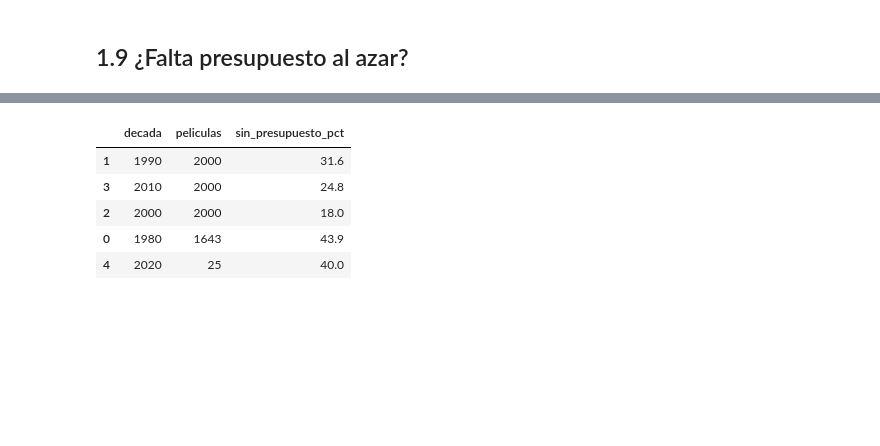
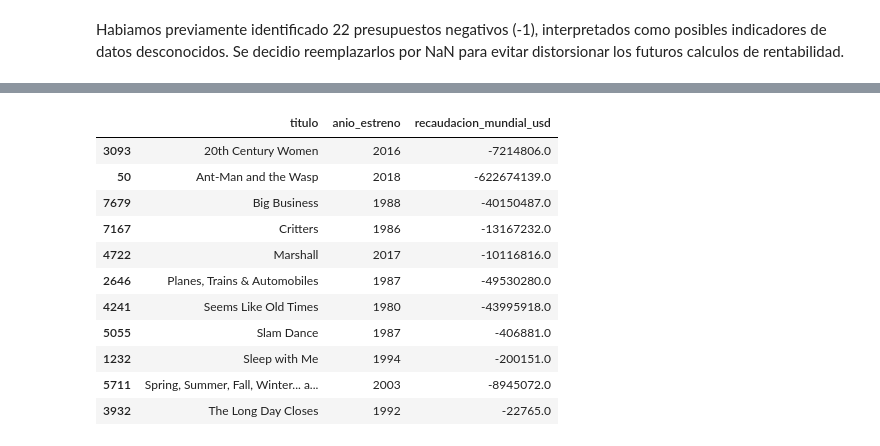
Before and after one commit to ETHARTIC/Programacion-Proyecto, a Jupyter notebook: notebooks/Proyecto_Final_B_Portafolio_Cine.ipynb, the cells around one changed output, grey strips where cells are left out. Cells and saved outputs as stored; diff of their text form; code cells hidden in the pictures; blank space fills up the shorter version.

```diff
--- a/notebooks/Proyecto_Final_B_Portafolio_Cine.ipynb
+++ b/notebooks/Proyecto_Final_B_Portafolio_Cine.ipynb
@@ -501,0 +416,20 @@ La cobertura no es pareja: 2020 tiene solo 25 películas y los primeros años ta
+# %%
+#Anteriormente encontramos 22 peliculas con presupuesto de -1. Como un presupuesto negativo es imposible y no conocemos el valor verdadero, vamos a reemplazar esos -1 por valores nan.
+
+# Identificar presupuestos negativos
+presupuestos_invalidos = peliculas_limpias["presupuesto_usd"] < 0
+
+# Medir impacto antes de corregir
+faltantes_antes = peliculas_limpias["presupuesto_usd"].isna().sum()
+cantidad = presupuestos_invalidos.sum()
+
+# Reemplazar por NaN
+peliculas_limpias.loc[presupuestos_invalidos, "presupuesto_usd"] = float("nan")
+
+# Comprobar el resultado
+faltantes_despues = peliculas_limpias["presupuesto_usd"].isna().sum()
+
+print("Presupuestos corregidos:", cantidad)
+print("Faltantes antes:", faltantes_antes)
+print("Faltantes despues:", faltantes_despues)
+print(f"Porcentaje afectado: {cantidad / len(peliculas_limpias) * 100:.2f}%")
@@ -502,33 +441,22 @@ La cobertura no es pareja: 2020 tiene solo 25 películas y los primeros años ta
 # %% [markdown]
-## 1.9 ¿Falta presupuesto al azar?
+Habiamos previamente identificado 22 presupuestos negativos (-1), interpretados como posibles indicadores de datos desconocidos. Se decidio reemplazarlos por NaN para evitar distorsionar los futuros calculos de rentabilidad.
 # %%
-ANIOS_POR_DECADA = 10
+#Habiamos encontrado 11 peliculas con recaudaciones negativas. A diferencia de los presupuestos, estos valores no son todos -1.
 
-# Marcamos los faltantes para comparar grupos sin borrar ni imputar filas.
-datos['sin_presupuesto'] = datos.presupuesto_usd.isna()
-datos['decada'] = (datos.anio_estreno // ANIOS_POR_DECADA) * ANIOS_POR_DECADA
+#Podria ser un errores de signo, pero tenemos que verificarlo.
 
-def tabla_faltantes(columna):
-    tabla = datos.groupby(columna,dropna=False).agg(
-        peliculas=('id_pelicula','size'),
-        sin_presupuesto_pct=('sin_presupuesto','mean')).reset_index()
-    tabla['sin_presupuesto_pct'] = (100*tabla.sin_presupuesto_pct).round(1)
-    return tabla.sort_values('peliculas',ascending=False)
+#Primero vamos a comprobar si esas mismas peliculas tienen otra recaudacion registrada.
 
-print('Por década:')
-display(tabla_faltantes('decada'))
+recaudaciones_negativas = peliculas_limpias[
+    peliculas_limpias["recaudacion_mundial_usd"] < 0
+]
 
-print('Por género:')
-display(tabla_faltantes('genero'))
-
-print('Por país:')
-display(tabla_faltantes('pais_origen'))
-
-sin_presupuesto = int(datos.sin_presupuesto.sum())
-con_ambos = int((datos.presupuesto_usd.notna()
-                 & datos.recaudacion_mundial_usd.notna()).sum())
-print('Sin presupuesto:',sin_presupuesto,
-      f'({sin_presupuesto/len(datos):.1%} de {len(datos)} películas)')
-print('Con presupuesto y recaudación para análisis futuro:',con_ambos,
-      f'({con_ambos/len(datos):.1%} de la base depurada)')
+# Buscar otras filas con los mismos titulos
+peliculas_limpias[
+    peliculas_limpias["titulo"].isin(
+        recaudaciones_negativas["titulo"]
+    )
+][
+    ["titulo", "anio_estreno", "recaudacion_mundial_usd"]
+].sort_values("titulo")
 # %% [output]
@@ -540,6 +463,12 @@ Con presupuesto y recaudación para análisis futuro: 5383 (70.2% de la base dep
-|  | decada | peliculas | sin_presupuesto_pct |
-| 1 | 1990 | 2000 | 31.6 |
-| 3 | 2010 | 2000 | 24.8 |
-| 2 | 2000 | 2000 | 18.0 |
-| 0 | 1980 | 1643 | 43.9 |
-| 4 | 2020 | 25 | 40.0 |
+|  | titulo | anio_estreno | recaudacion_mundial_usd |
+| 3093 | 20th Century Women | 2016 | -7214806.0 |
+| 50 | Ant-Man and the Wasp | 2018 | -622674139.0 |
+| 7679 | Big Business | 1988 | -40150487.0 |
+| 7167 | Critters | 1986 | -13167232.0 |
+| 4722 | Marshall | 2017 | -10116816.0 |
+| 2646 | Planes, Trains & Automobiles | 1987 | -49530280.0 |
+| 4241 | Seems Like Old Times | 1980 | -43995918.0 |
+| 5055 | Slam Dance | 1987 | -406881.0 |
+| 1232 | Sleep with Me | 1994 | -200151.0 |
+| 5711 | Spring, Summer, Fall, Winter... a... | 2003 | -8945072.0 |
+| 3932 | The Long Day Closes | 1992 | -22765.0 |
```
Also changed, not shown: parts of 174 cells of this notebook, 10 other files.
